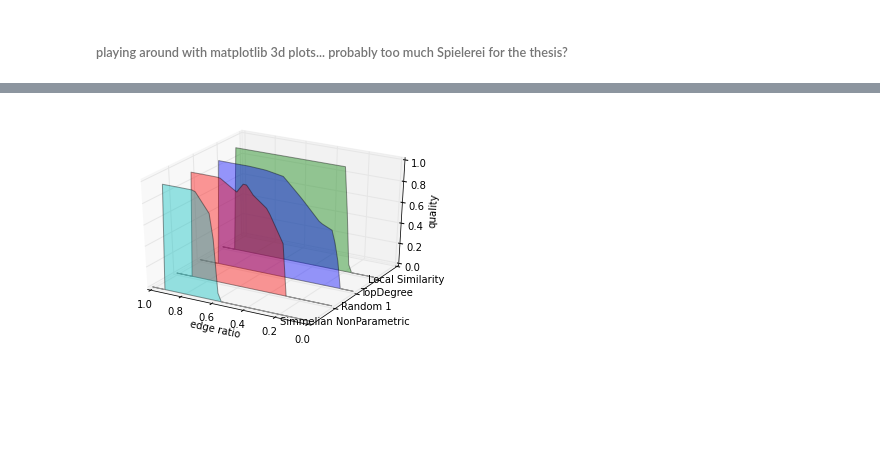
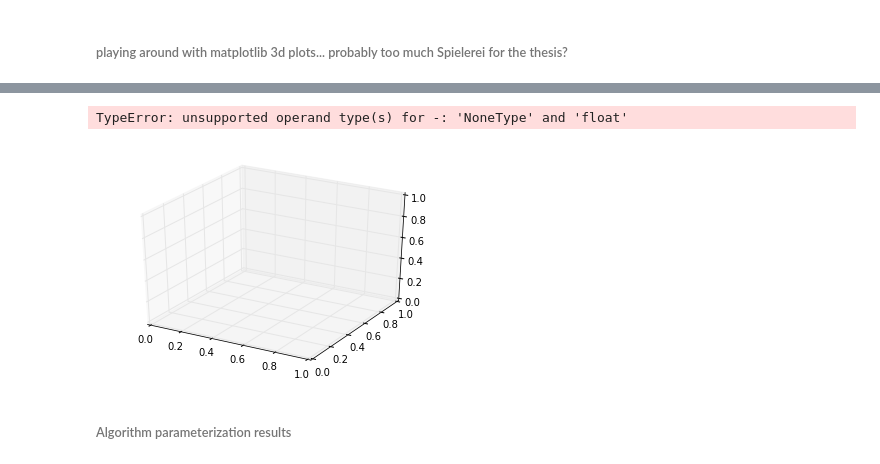
Before and after one commit to kit-parco/networkit-hyperbolic-kd, a Jupyter notebook: Doc/Notebooks/BackboneStatistics.ipynb, the cells around one changed output, grey strips where cells are left out. Saved outputs shown, nothing was run; the diff lists cells and outputs as text; code cells hidden in the pictures; blank space fills up the shorter version.

```diff
--- a/Doc/Notebooks/BackboneStatistics.ipynb
+++ b/Doc/Notebooks/BackboneStatistics.ipynb
@@ -163,8 +165,9 @@ colors_g = {
 MAXF_CCGLOBAL = 1.0
 MAXF_CCAVGLOCAL = 1.0
 MAXF_DDDISTCOEFFICIENT = 0.5
-MAXF_DIAMETER = 0.5
+MAXF_DIAMETER = 0.3
 MAXF_NUMC = 0.5
+MAXF_BETWEENNESS = 0.6
 # %% [markdown]
 ##### Convenience functions for drawing by graph or by algorithm
 # %%
@@ -383,6 +398,8 @@ qm_ccAvgLocal = lambda graph, algorithm: qualityMeasure_ClosedInterval('ccAvgLoc
 qm_ccGlobal = lambda graph, algorithm: qualityMeasure_ClosedInterval('ccAvgLocal', graph, algorithm)
 qm_randMeasure = lambda graph, algorithm: qualityMeasure_ClosedInterval('randMeasure', graph, algorithm)
 qm_bcKendallTau = lambda graph, algorithm: qualityMeasure_ClosedInterval('bcKendallTau', graph, algorithm)
+qm_betweenness = lambda graph, algorithm: qualityMeasure_ClosedInterval('centralityBetweenness', graph, algorithm)
+qm_pagerank = lambda graph, algorithm: qualityMeasure_ClosedInterval('centralityPageRank', graph, algorithm)
 # %% [markdown]
 ###### Quality measures for properties with natural/real numbers as domain:
 # %% [markdown]
@@ -707,7 +716,7 @@ runtimePlot(['KitEmail', 'PGP', 'BTER', 'Yale4', 'Virginia63', 'Tennessee95'],
 # %% [markdown]
 ###### playing around with matplotlib 3d plots... probably too much Spielerei for the thesis?
 # %%
-def qm3dPlot(qms, qmcolors, qmlabels):
+def qm3dPlot(qms, qmcolors, qmlabels, _title):
     fig = plt.figure()
     ax = fig.gca(projection='3d')
 
@@ -715,7 +724,8 @@ def qm3dPlot(qms, qmcolors, qmlabels):
 
     xs = np.linspace(0, 1, 50)
     #xs = np.arange(0, 10, 0.4)
-    zs = [0.0, 1.0, 2.0, 3.0]
+    #zs = [0.0, 1.0, 2.0, 3.0]
+    zs = [x * 1.0 for x in range(0, len(qms))]
     verts = []
     for qm in qms:
         ys = list(map(lambda er: qm(er), xs))
@@ -734,4 +744,5 @@ def qm3dPlot(qms, qmcolors, qmlabels):
     ax.set_yticks(range(1, len(_qms) + 1))
     ax.set_yticklabels(qmlabels)
 
+    plt.title(_title)
     plt.show()
@@ -738,7 +761,10 @@ def qm3dPlot(qms, qmcolors, qmlabels):
 # %%
-_algorithms = ['Simmelian NonParametric', 'Random 1', 'TopDegree', 'Local Similarity']
+_algorithms = ['Simmelian NonParametric', 'Random 1', 'TopDegree', 'Local Similarity', 'Simmelian Multiscale']
 _qmcolors = list(map(lambda a: colors_a[a], _algorithms))
-_qms = [qm_community('LFR-1000',a) for a in _algorithms]
-qm3dPlot(_qms, _qmcolors, _algorithms)
+_qms = [qm_pagerank('Yale4',a) for a in _algorithms]
+qm3dPlot(_qms, _qmcolors, _algorithms, 'pageRank')
 # %% [output]
+TypeError: unsupported operand type(s) for -: 'NoneType' and 'float'
-[figure, old version]
+[figure, new version]
+# %% [markdown]
+###### Algorithm parameterization results
```
Also changed, not shown: parts of 17 cells of this notebook, 1 other file.
